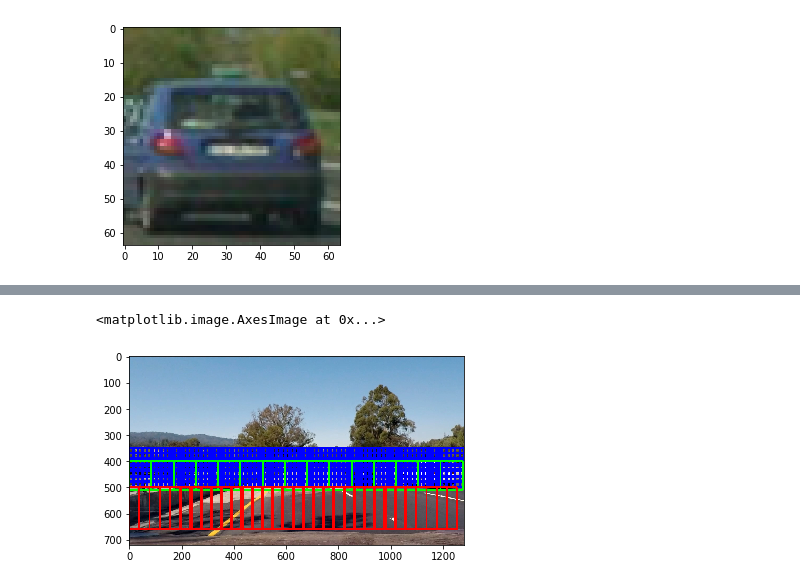
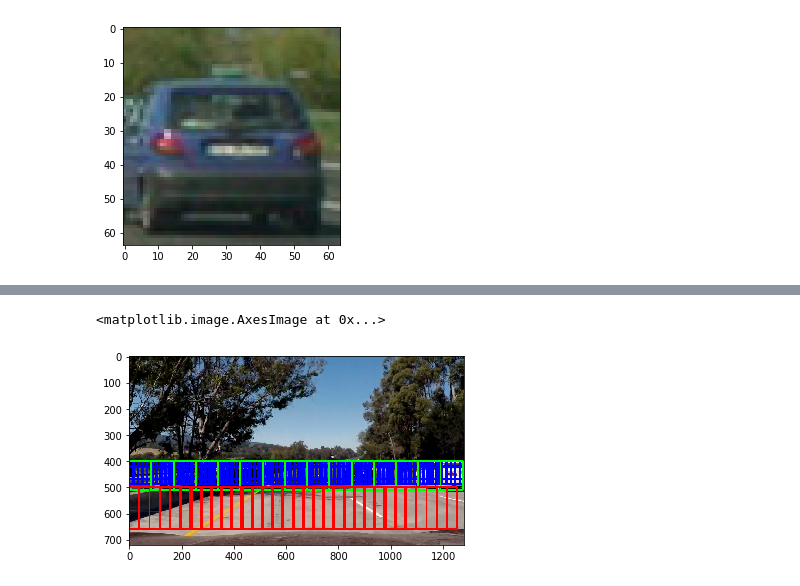
Before and after one commit to coldskull/Vehicle_Detection, a Jupyter notebook: CarDetection.ipynb, the cells around one changed output, grey strips where cells are left out. Cells and saved outputs as stored; diff of their text form; code cells hidden in the pictures.

```diff
--- a/CarDetection.ipynb
+++ b/CarDetection.ipynb
@@ -360,31 +360,31 @@ Test Accuracy of SVC =  0.9794
 # %%
-image = mpimg.imread('test_images/test4.jpg')
+image = mpimg.imread('test_images/test5.jpg')
 draw_image = np.copy(image)
-y_start_stop_far = [350, 500]
+y_start_stop_far = [400, 500]
 y_start_stop_mid = [400, 550] # Min and max in y to search in slide_window()
 y_start_stop_near = [500, 700]
 
 image = image.astype(np.float32)/255
 
 #create window sets
 
 windows_far = slide_window(image, x_start_stop=[None, None], y_start_stop=y_start_stop_far,
                     xy_window=(90, 68), xy_overlap=(0.8, 0.7))
 
 windows_mid = slide_window(image, x_start_stop=[None, None], y_start_stop=y_start_stop_mid,
                     xy_window=(170, 110), xy_overlap=(0.5, 0.5))
 
 windows_near = slide_window(image, x_start_stop=[None, None], y_start_stop=y_start_stop_near,
                     xy_window=(200, 160), xy_overlap=(0.8, 0.5))
 search_windows_img = draw_boxes(draw_image, windows_far, color=(0, 0, 255), thick=8)
 search_windows_img = draw_boxes(search_windows_img, windows_mid, color=(0, 255, 0), thick=6)
 search_windows_img = draw_boxes(search_windows_img, windows_near, color=(255, 0, 0), thick=6)
 windows = []
 windows = windows_near + windows_far + windows_mid
 plt.imshow(search_windows_img)
 # %% [output]
 <matplotlib.image.AxesImage at 0x...>
-[figure, old version]
+[figure, new version]
 # %%
 hot_windows = search_windows(image, windows, svc, X_scaler, color_space=color_space,
                         spatial_size=spatial_size, hist_bins=hist_bins,
```
Also changed, not shown: parts of 10 cells of this notebook, 3 other files.
